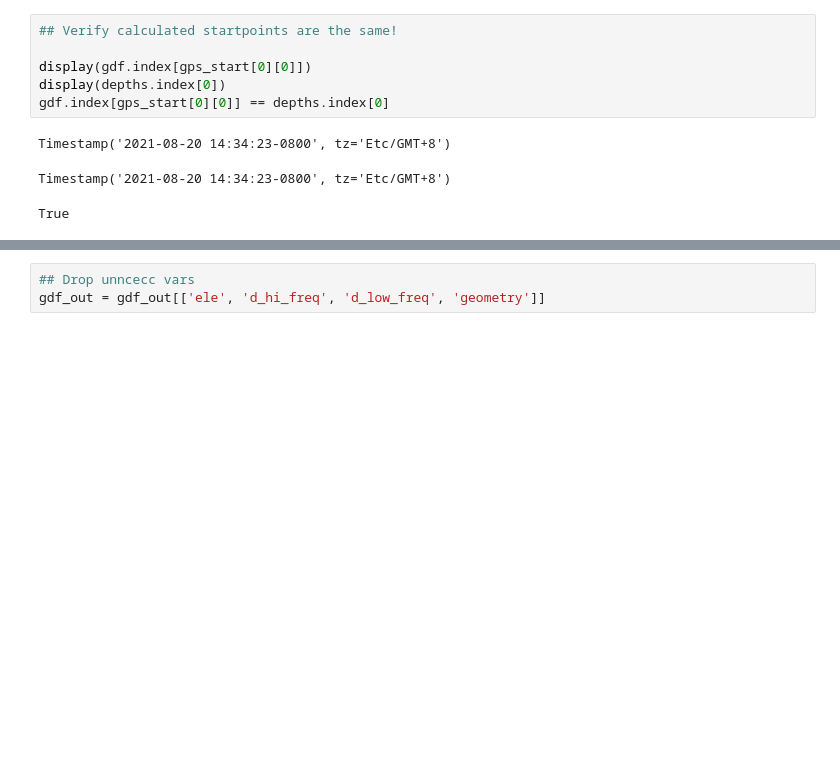
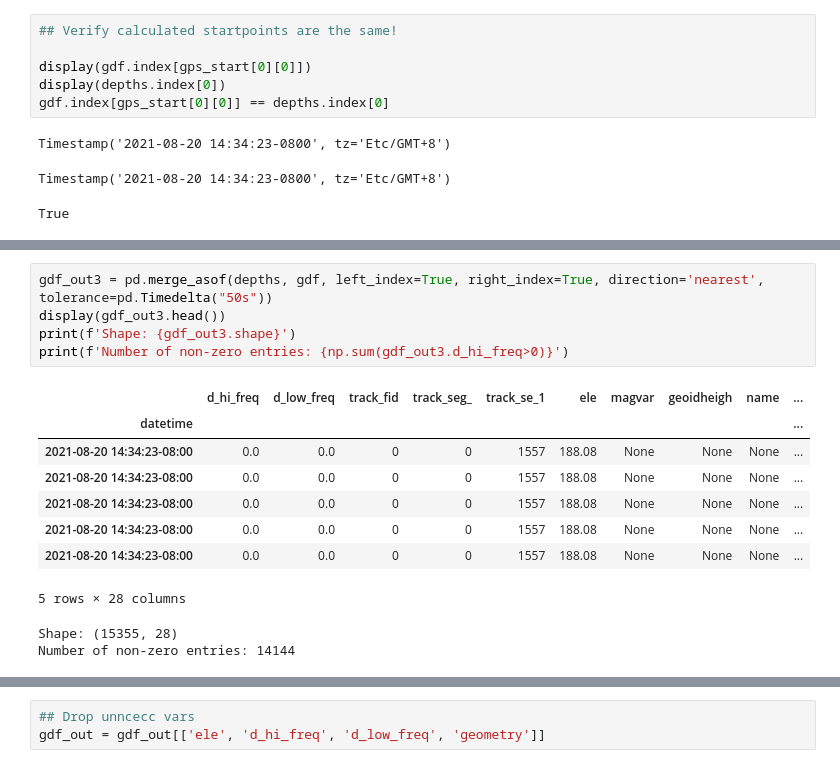
Before and after one commit to ekcomputer/depth-sounder, a Jupyter notebook: Etrex-DFX-join.ipynb, the cells around one changed output, grey strips where cells are left out. Saved outputs shown, nothing was run; the diff lists cells and outputs as text; blank space fills up the shorter version.

```diff
--- a/Etrex-DFX-join.ipynb
+++ b/Etrex-DFX-join.ipynb
@@ -215,0 +240,16 @@ print(gdf_out.shape)
+# %%
+gdf_out3 = pd.merge_asof(depths, gdf, left_index=True, right_index=True, direction='nearest', tolerance=pd.Timedelta("50s"))
+display(gdf_out3.head())
+print(f'Shape: {gdf_out3.shape}')
+print(f'Number of non-zero entries: {np.sum(gdf_out3.d_hi_freq>0)}')
+# %% [output]
+|  | d_hi_freq | d_low_freq | track_fid | track_seg_ | track_se_1 | ele | magvar | geoidheigh | name | ... |
+| datetime |  |  |  |  |  |  |  |  |  | ... |
+| 2021-08-20 14:34:23-08:00 | 0.0 | 0.0 | 0 | 0 | 1557 | 188.08 | None | None | None | ... |
+| 2021-08-20 14:34:23-08:00 | 0.0 | 0.0 | 0 | 0 | 1557 | 188.08 | None | None | None | ... |
+| 2021-08-20 14:34:23-08:00 | 0.0 | 0.0 | 0 | 0 | 1557 | 188.08 | None | None | None | ... |
+| 2021-08-20 14:34:23-08:00 | 0.0 | 0.0 | 0 | 0 | 1557 | 188.08 | None | None | None | ... |
+| 2021-08-20 14:34:23-08:00 | 0.0 | 0.0 | 0 | 0 | 1557 | 188.08 | None | None | None | ... |
+5 rows × 28 columns
+Shape: (15355, 28)
+Number of non-zero entries: 14144
```
Also changed, not shown: parts of 11 cells of this notebook.
